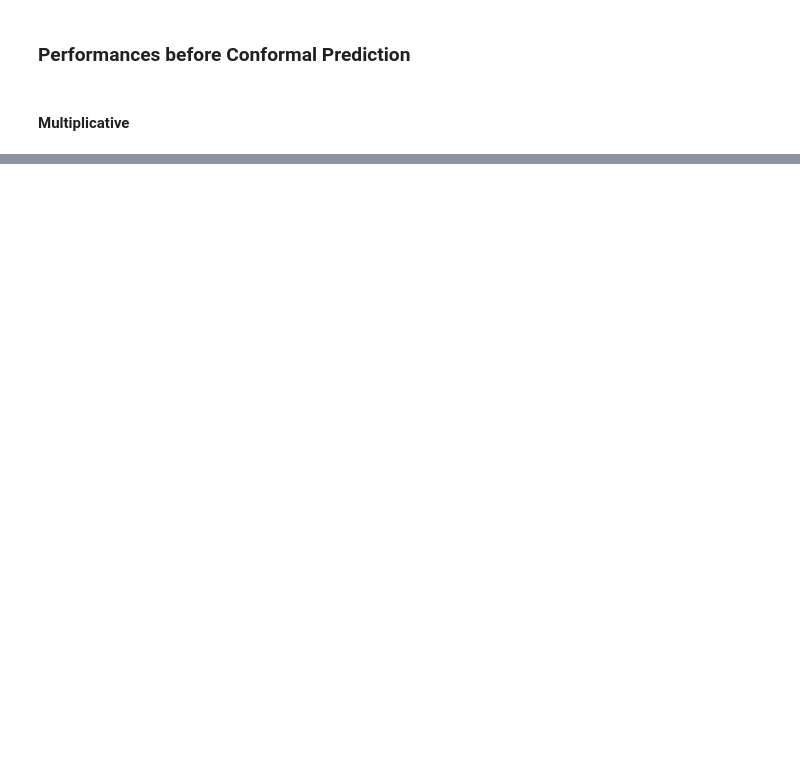
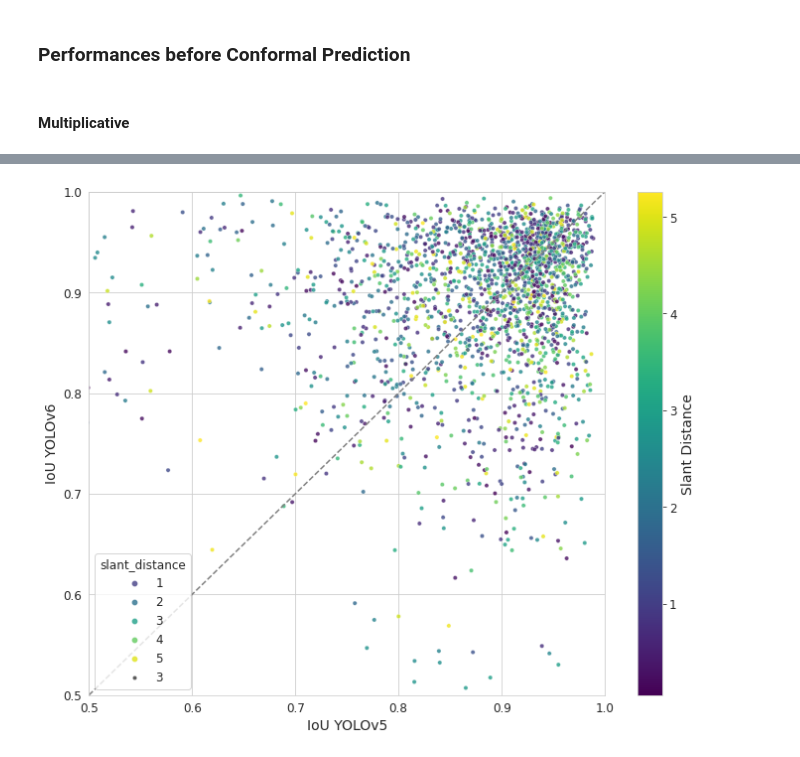
Before and after one commit to alyasltd/conformal_runway_detection, a Jupyter notebook: before_cp/perf_before_cp.ipynb, the cells around one changed output, grey strips where cells are left out. Drawn from its saved outputs; the diff is of its cells as text; code cells hidden in the pictures; blank space fills up the shorter version.

```diff
--- a/before_cp/perf_before_cp.ipynb
+++ b/before_cp/perf_before_cp.ipynb
@@ -133,0 +287,35 @@ print(df_combined.head())
+# %%
+import matplotlib.pyplot as plt
+import seaborn as sns
+
+plt.figure(figsize=(10, 8))
+scatter = sns.scatterplot(
+    data=df_synth,
+    x="iou_v5",
+    y="iou_v6",
+    hue="slant_distance",
+    palette="viridis",
+    size=3,
+    alpha=0.8,
+    legend=True
+)
+
+plt.plot([0.5, 1], [0.5, 1], linestyle='--', color='gray')
+plt.xlabel("IoU YOLOv5")
+plt.ylabel("IoU YOLOv6")
+plt.title("")
+plt.xlim(0.5, 1)
+plt.ylim(0.5, 1)
+
+# Déplacement de la légende
+norm = plt.Normalize(df_synth["slant_distance"].min(), df_synth["slant_distance"].max())
+sm = plt.cm.ScalarMappable(cmap="viridis", norm=norm)
+sm.set_array([])
+
+cbar = plt.colorbar(sm)
+cbar.set_label("Slant Distance")
+
+plt.tight_layout()
+plt.show()
+# %% [output]
+[figure, added]
```
Also changed, not shown: parts of 11 cells of this notebook, 8 other files.
